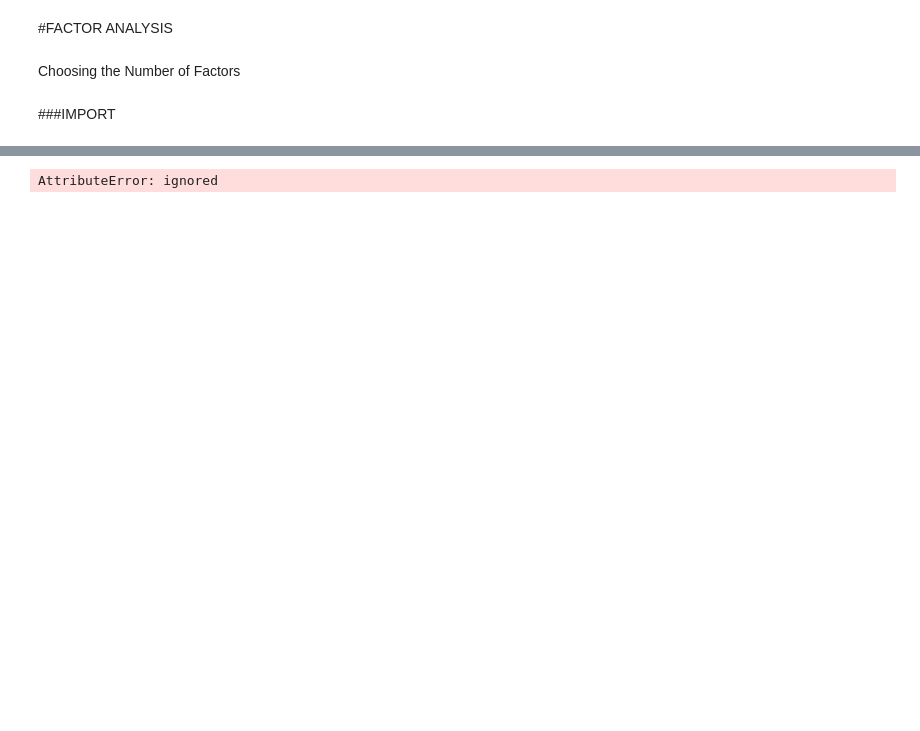
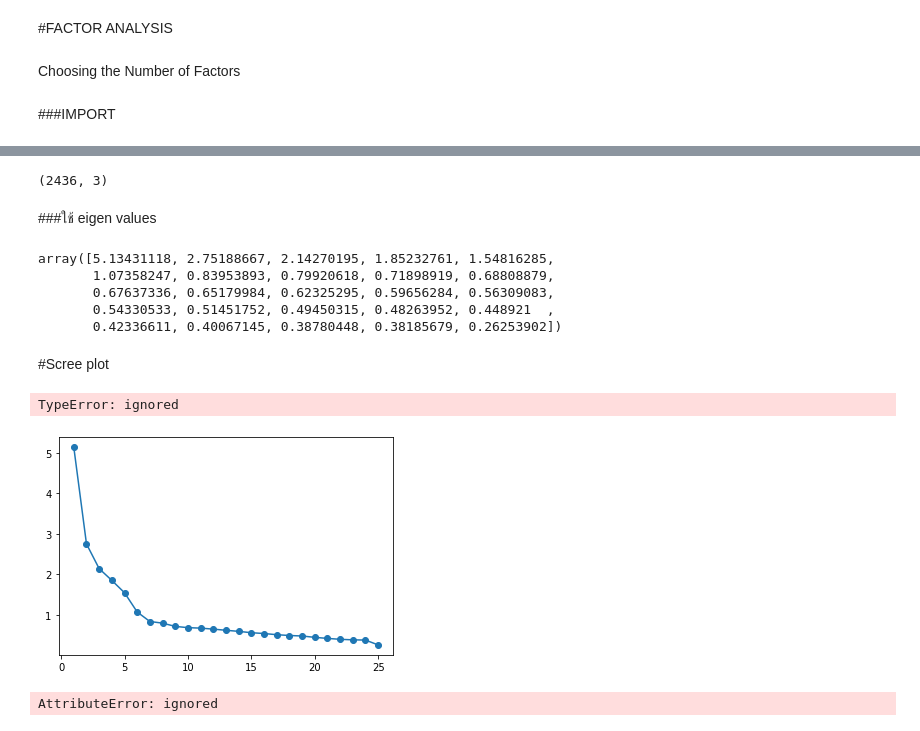
Before and after one commit to chalarm1405/multivariate, a Jupyter notebook: chapter5.ipynb, the cells around one changed output, grey strips where cells are left out. Saved outputs shown, nothing was run; the diff lists cells and outputs as text; code cells hidden in the pictures; blank space fills up the shorter version.

Commit message:
factor

```diff
--- a/chapter5.ipynb
+++ b/chapter5.ipynb
@@ -140,3 +148,5 @@ kmo_model
+# %%
+fa = FactorAnalyzer(n_factors=20)#define
 # %% [markdown]
 Choosing the Number of Factors
 # %% [markdown]
@@ -147,0 +158,5 @@ from factor_analyzer import FactorAnalyzer
+# %%
+data_fa = fa.fit_transform(BFI_data_dropped)
+data_fa.shape
+# %% [output]
+(2436, 3)
@@ -148,2 +165,26 @@ from factor_analyzer import FactorAnalyzer
+# %% [markdown]
+###ใช้ eigen values
+# %%
+ev
+# %% [output]
+array([5.13431118, 2.75188667, 2.14270195, 1.85232761, 1.54816285,
+       1.07358247, 0.83953893, 0.79920618, 0.71898919, 0.68808879,
+       0.67637336, 0.65179984, 0.62325295, 0.59656284, 0.56309083,
+       0.54330533, 0.51451752, 0.49450315, 0.48263952, 0.448921  ,
+       0.42336611, 0.40067145, 0.38780448, 0.38185679, 0.26253902])
+# %% [markdown]
+#Scree plot
+# %%
+plt.scatter(range(1,BFI_data_dropped.shape[1]+1),ev)
+plt.plot(range(1,BFI_data_dropped.shape[1]+1),ev)
+plt.plot(range(1,BFI_data_dropped.shape[1]+1),BFI_data_dropped.shape[1]+1*[1],'r--')
+plt.title('Scree Plot')
+plt.xlabel('Factors')
+plt.ylabel('Eigenvalue')
+plt.grid()
+plt.show()
+# %% [output]
+TypeError: ignored
+[figure, added]
 # %%
 # Create factor analysis object and perform factor analysis
```
Also changed, not shown: parts of 10 cells of this notebook.
